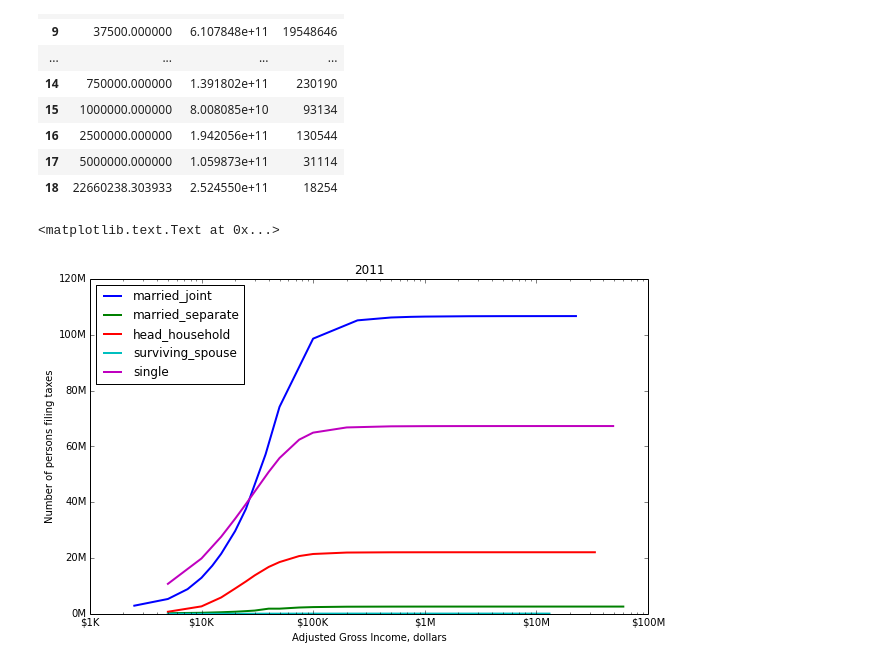
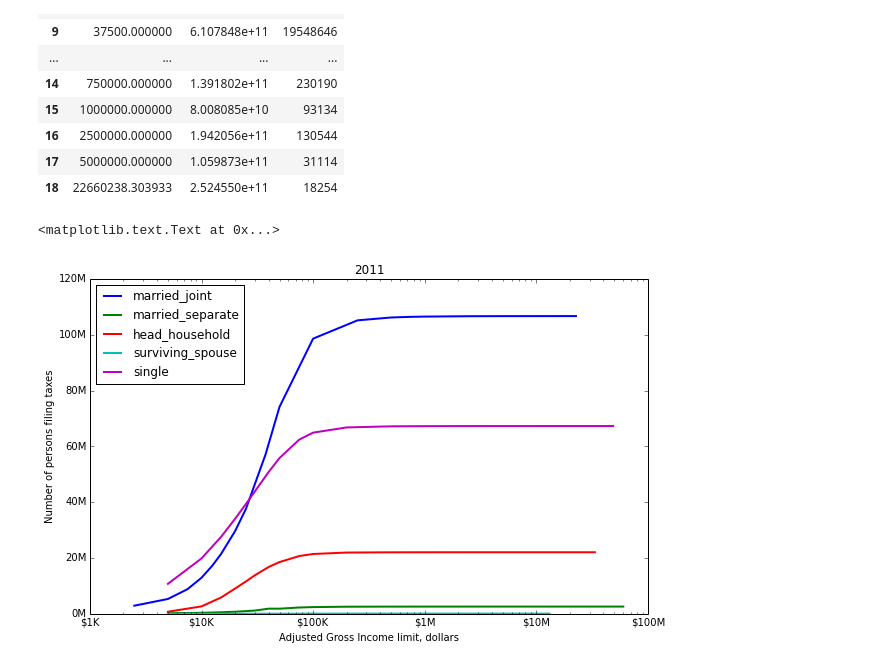
Before and after one commit to CMU-CREATE-Lab/underemployment, a Jupyter notebook: IRS Income Histogram.ipynb, the cells around one changed output. Drawn from its saved outputs; the diff is of its cells as text; code cells hidden in the pictures.

```diff
--- a/IRS Income Histogram.ipynb
+++ b/IRS Income Histogram.ipynb
@@ -242,19 +241,23 @@ yearv3["married_joint"]
 # %%
 from scipy import interpolate
 def population_vs_agi(df):
-    return interpolate.interp1d(append([0], df['agi_thresholds']), cumsum(append([0], df['counts'])))
+    # Expand range of interpolation to $0 to $1B by adding samples at beginning and end
+    # Actually, start at $-1e-10 because of a rounding problem in interp1d, apparently
+    return interpolate.interp1d(append([-1e-10], append(df['agi_thresholds'], [1e9])),
+                                cumsum(append([0], append(df['counts'], [0]))))
 # %%
 p = subplot()
 p.set_xscale('log')
 p.yaxis.set_major_formatter(FuncFormatter(lambda x, pos: '%dM' % (x / 1e6)))
 p.xaxis.set_major_formatter(FuncFormatter(lambda x, pos: '$%dK' % (x / 1e3) if x < 1e6 else '$%dM' % (x / 1e6)))
 for name in yearv3.keys().levels[0]:
     series = yearv3[name]
-    p.plot(series['agi_thresholds'], population_vs_agi(series)(series['agi_thresholds']), linewidth = 2.0, label = name)
+    thresholds = series['agi_thresholds']
+    p.plot(thresholds, population_vs_agi(series)(thresholds), linewidth = 2.0, label = name)
 p.legend(loc = 'upper left')
 title("2011")
-xlabel('Adjusted Gross Income, dollars')
+xlabel('Adjusted Gross Income limit, dollars')
 ylabel('Number of persons filing taxes')
 # %% [output]
 <matplotlib.text.Text at 0x...>
-[figure, old version]
+[figure, new version]
```
Also changed, not shown: parts of 10 cells of this notebook.
